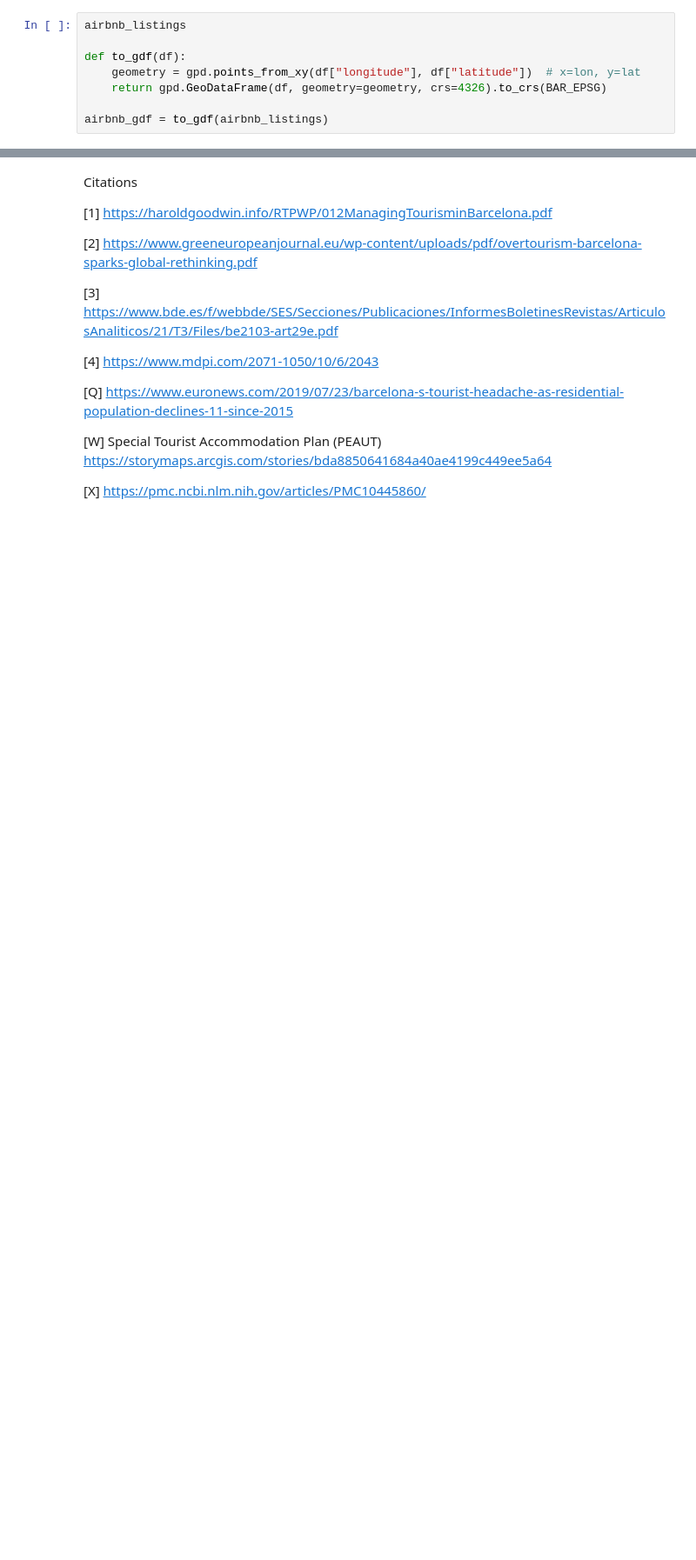
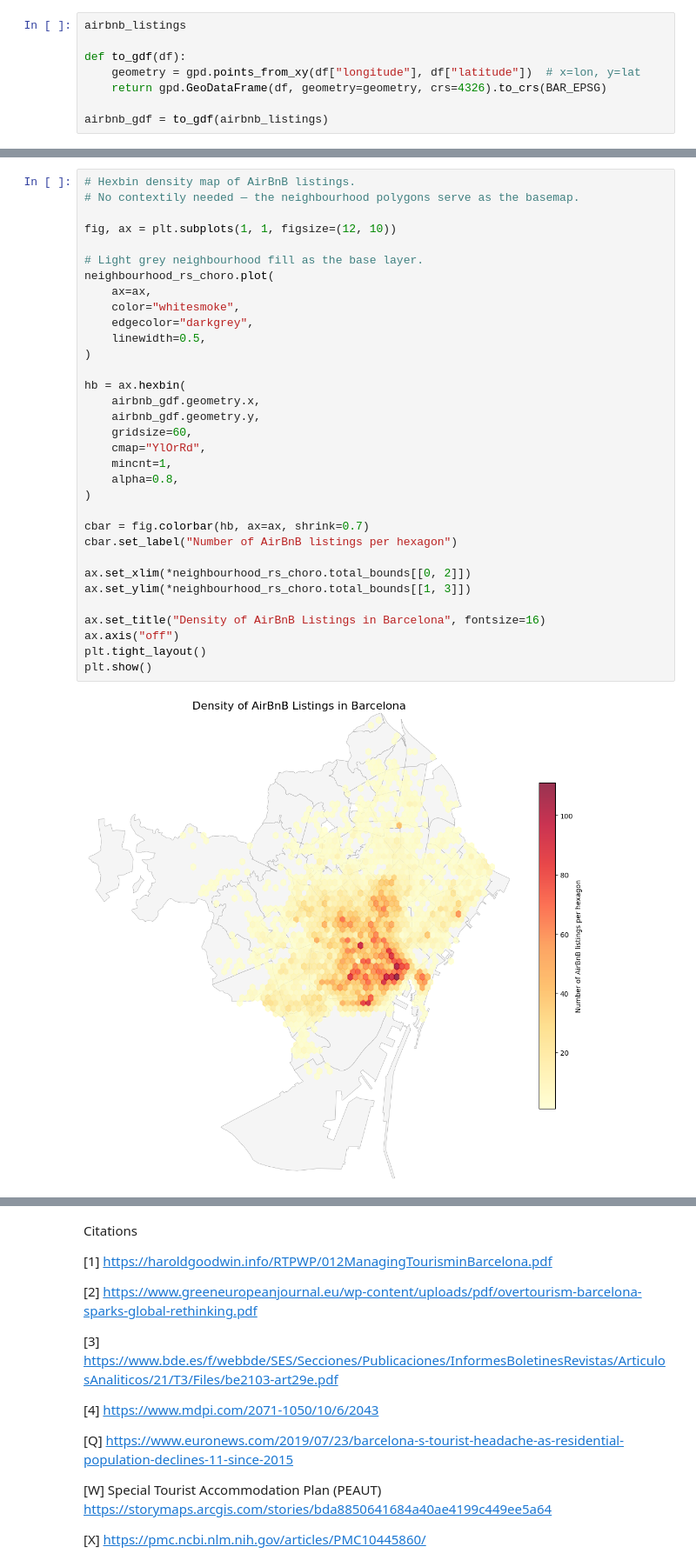
Before and after one commit to ganon-evans-capp/ds-20195-GE-final-project, a Jupyter notebook: Data_and_the_State_Final_Project_GE.ipynb, the cells around one changed output, grey strips where cells are left out. Shown at 87% size. Cells and saved outputs as stored; diff of their text form; blank space fills up the shorter version.

```diff
--- a/Data_and_the_State_Final_Project_GE.ipynb
+++ b/Data_and_the_State_Final_Project_GE.ipynb
@@ -117,0 +114,35 @@ Can maybe transition this to a measure of density? Find some other way to scale
+# %%
+# Hexbin density map of AirBnB listings.
+# No contextily needed — the neighbourhood polygons serve as the basemap.
+
+fig, ax = plt.subplots(1, 1, figsize=(12, 10))
+
+# Light grey neighbourhood fill as the base layer.
+neighbourhood_rs_choro.plot(
+    ax=ax,
+    color="whitesmoke",
+    edgecolor="darkgrey",
+    linewidth=0.5,
+)
+
+hb = ax.hexbin(
+    airbnb_gdf.geometry.x,
+    airbnb_gdf.geometry.y,
+    gridsize=60,
+    cmap="YlOrRd",
+    mincnt=1,
+    alpha=0.8,
+)
+
+cbar = fig.colorbar(hb, ax=ax, shrink=0.7)
+cbar.set_label("Number of AirBnB listings per hexagon")
+
+ax.set_xlim(*neighbourhood_rs_choro.total_bounds[[0, 2]])
+ax.set_ylim(*neighbourhood_rs_choro.total_bounds[[1, 3]])
+
+ax.set_title("Density of AirBnB Listings in Barcelona", fontsize=16)
+ax.axis("off")
+plt.tight_layout()
+plt.show()
+# %% [output]
+[figure, added]
```
Also changed, not shown: parts of 29 cells of this notebook.
